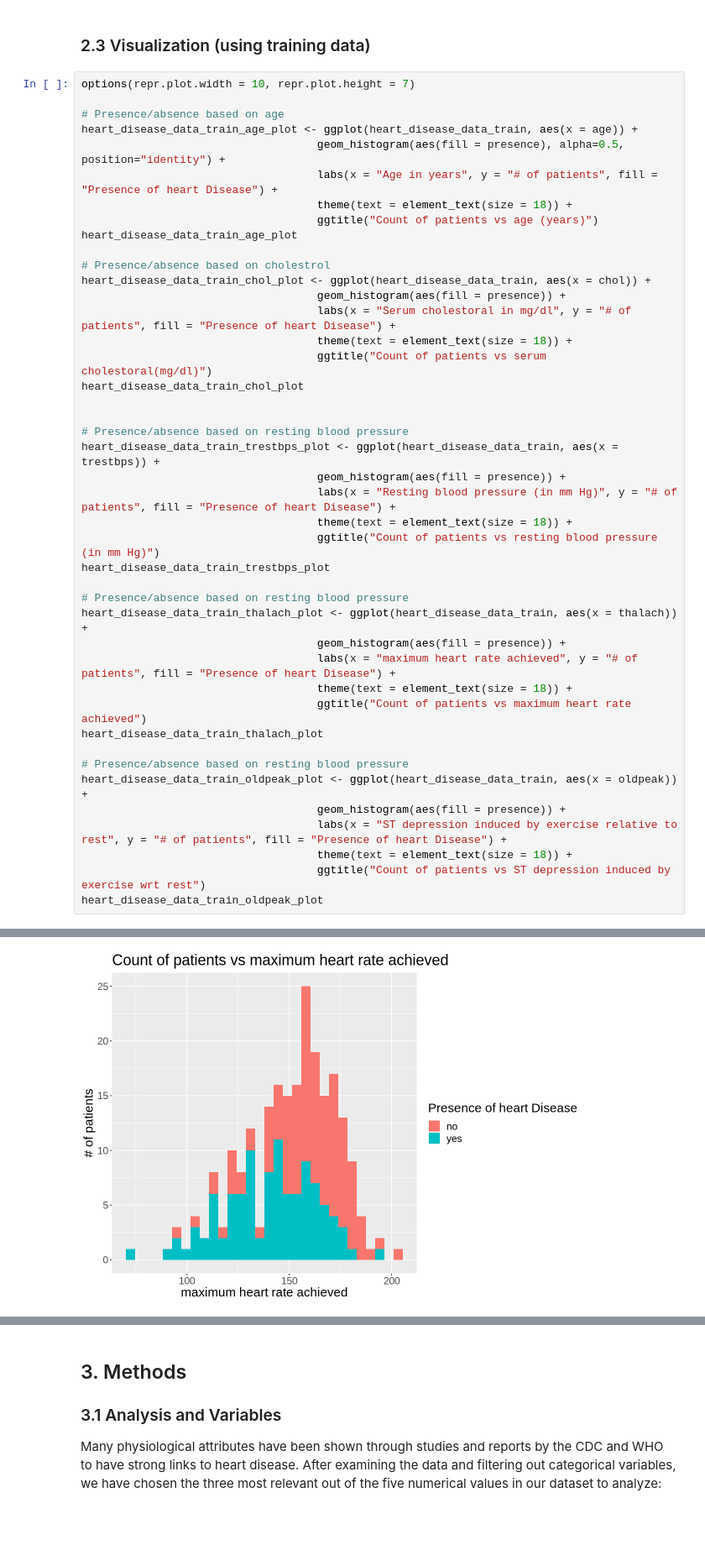
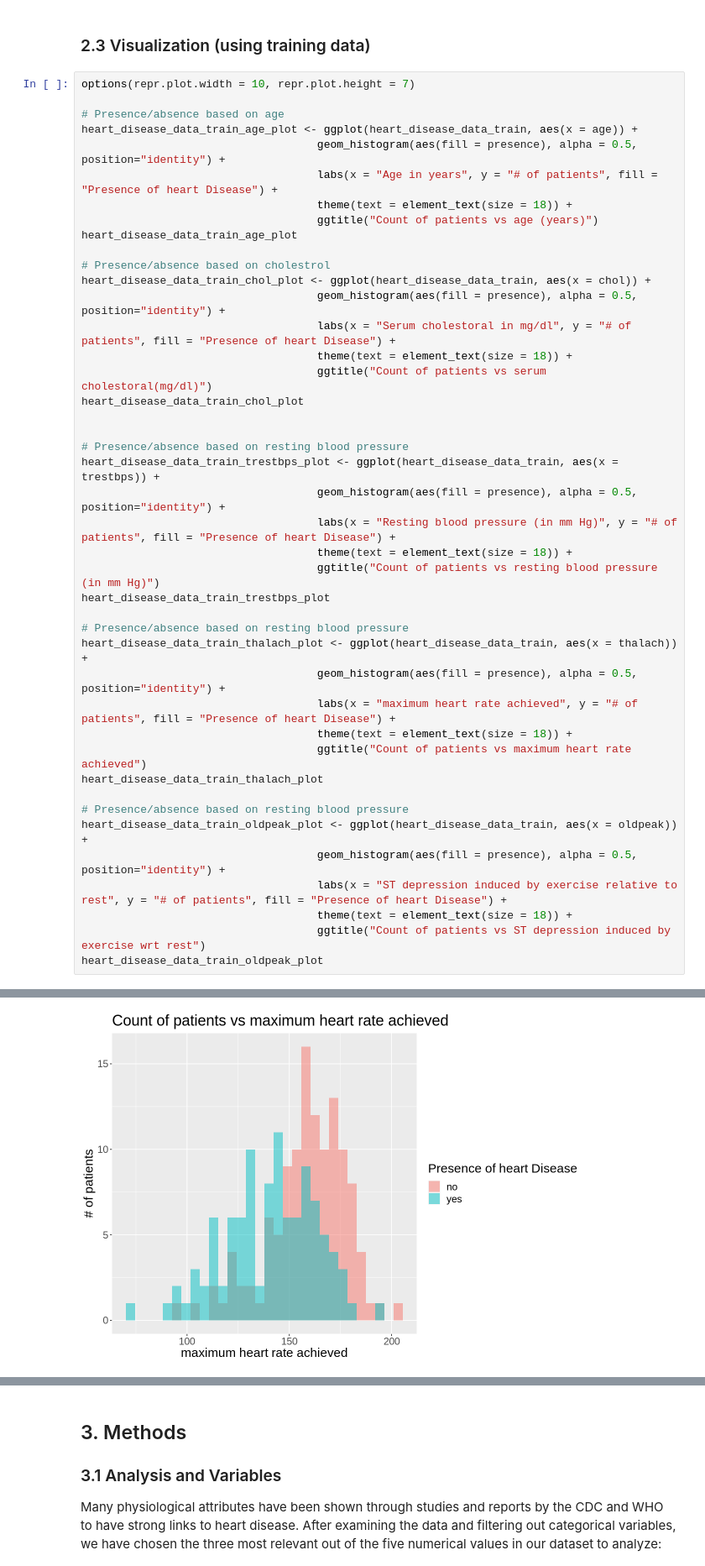
Before and after one commit to tashijain/DSCI100GroupProject, a Jupyter notebook: group_project_report.ipynb, the cells around one changed output, grey strips where cells are left out. Shown at 84% size. Drawn from its saved outputs; the diff is of its cells as text; blank space fills up the shorter version.

```diff
--- a/group_project_report.ipynb
+++ b/group_project_report.ipynb
@@ -347,7 +475,7 @@ options(repr.plot.width = 10, repr.plot.height = 7)
 
 # Presence/absence based on age
 heart_disease_data_train_age_plot <- ggplot(heart_disease_data_train, aes(x = age)) +
-                                    geom_histogram(aes(fill = presence), alpha=0.5, position="identity") +
+                                    geom_histogram(aes(fill = presence), alpha = 0.5, position="identity") +
                                     labs(x = "Age in years", y = "# of patients", fill = "Presence of heart Disease") +
                                     theme(text = element_text(size = 18)) +
                                     ggtitle("Count of patients vs age (years)")
@@ -355,7 +483,7 @@ heart_disease_data_train_age_plot
 
 # Presence/absence based on cholestrol
 heart_disease_data_train_chol_plot <- ggplot(heart_disease_data_train, aes(x = chol)) +
-                                    geom_histogram(aes(fill = presence)) +
+                                    geom_histogram(aes(fill = presence), alpha = 0.5, position="identity") +
                                     labs(x = "Serum cholestoral in mg/dl", y = "# of patients", fill = "Presence of heart Disease") +
                                     theme(text = element_text(size = 18)) +
                                     ggtitle("Count of patients vs serum cholestoral(mg/dl)")
@@ -364,7 +492,7 @@ heart_disease_data_train_chol_plot
 
 # Presence/absence based on resting blood pressure
 heart_disease_data_train_trestbps_plot <- ggplot(heart_disease_data_train, aes(x = trestbps)) +
-                                    geom_histogram(aes(fill = presence)) +
+                                    geom_histogram(aes(fill = presence), alpha = 0.5, position="identity") +
                                     labs(x = "Resting blood pressure (in mm Hg)", y = "# of patients", fill = "Presence of heart Disease") +
                                     theme(text = element_text(size = 18)) +
                                     ggtitle("Count of patients vs resting blood pressure (in mm Hg)")
@@ -372,7 +500,7 @@ heart_disease_data_train_trestbps_plot
 
 # Presence/absence based on resting blood pressure
 heart_disease_data_train_thalach_plot <- ggplot(heart_disease_data_train, aes(x = thalach)) +
-                                    geom_histogram(aes(fill = presence)) +
+                                    geom_histogram(aes(fill = presence), alpha = 0.5, position="identity") +
                                     labs(x = "maximum heart rate achieved", y = "# of patients", fill = "Presence of heart Disease") +
                                     theme(text = element_text(size = 18)) +
                                     ggtitle("Count of patients vs maximum heart rate achieved")
@@ -380,7 +508,7 @@ heart_disease_data_train_thalach_plot
 
 # Presence/absence based on resting blood pressure
 heart_disease_data_train_oldpeak_plot <- ggplot(heart_disease_data_train, aes(x = oldpeak)) +
-                                    geom_histogram(aes(fill = presence)) +
+                                    geom_histogram(aes(fill = presence), alpha = 0.5, position="identity") +
                                     labs(x = "ST depression induced by exercise relative to rest", y = "# of patients", fill = "Presence of heart Disease") +
                                     theme(text = element_text(size = 18)) +
                                     ggtitle("Count of patients vs ST depression induced by exercise wrt rest")
@@ -397,2 +525,2 @@ heart_disease_data_train_oldpeak_plot
 `stat_bin()` using `bins = 30`. Pick better value with `binwidth`.
-[figure, old version]
+[figure, new version]
```
Also changed, not shown: parts of 3 cells of this notebook.
